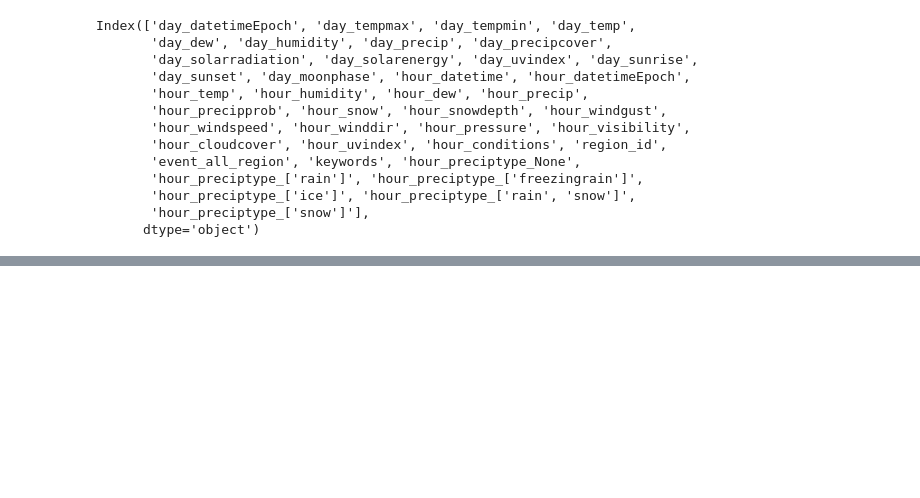
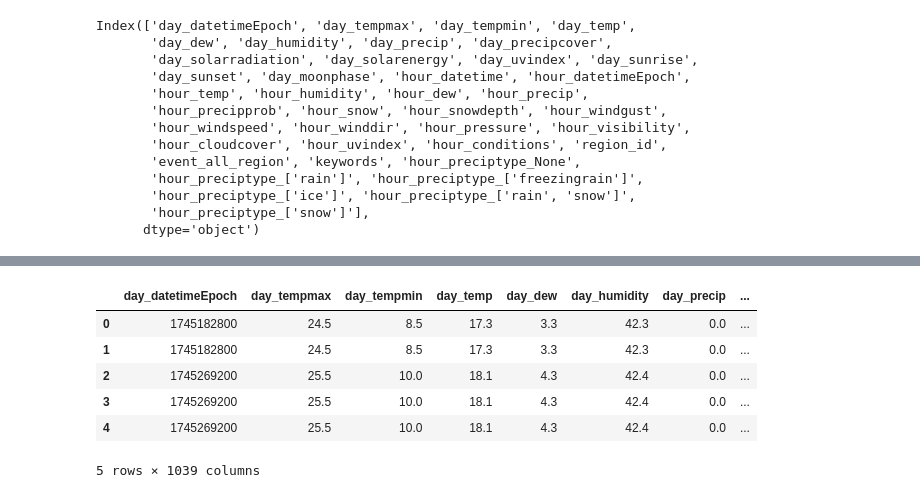
Before and after one commit to HliebOcheretianyi/H2_python_structure_and_data, a Jupyter notebook: src/current_data.ipynb, the cells around one changed output, grey strips where cells are left out. Saved outputs shown, nothing was run; the diff lists cells and outputs as text; code cells hidden in the pictures; blank space fills up the shorter version.

```diff
--- a/src/current_data.ipynb
+++ b/src/current_data.ipynb
@@ -166,7 +209,8 @@ for col in preciptype:
 # %%
 todrop = [
     'city_resolvedAddress',
-    'day_datetime','city',
+    'day_datetime',
+    'city',
     'region',
     'center_city_ua',
     'center_city_en',
@@ -220,4 +264,14 @@ df_encoded_v2['day_sunrise'] = (df_encoded_v2['day_sunrise'].dt.hour * 3600 +
 df_encoded_v2['day_sunset'] = (df_encoded_v2['day_sunset'].dt.hour * 3600 +
                                df_encoded_v2['day_sunset'].dt.minute * 60 +
                                df_encoded_v2['day_sunset'].dt.second) / 86400
+# %%
+df_encoded_v2.head()
+# %% [output]
+|  | day_datetimeEpoch | day_tempmax | day_tempmin | day_temp | day_dew | day_humidity | day_precip | ... |
+| 0 | 1745182800 | 24.5 | 8.5 | 17.3 | 3.3 | 42.3 | 0.0 | ... |
+| 1 | 1745182800 | 24.5 | 8.5 | 17.3 | 3.3 | 42.3 | 0.0 | ... |
+| 2 | 1745269200 | 25.5 | 10.0 | 18.1 | 4.3 | 42.4 | 0.0 | ... |
+| 3 | 1745269200 | 25.5 | 10.0 | 18.1 | 4.3 | 42.4 | 0.0 | ... |
+| 4 | 1745269200 | 25.5 | 10.0 | 18.1 | 4.3 | 42.4 | 0.0 | ... |
+5 rows × 1039 columns
 # %%
```
Also changed, not shown: parts of 10 cells of this notebook, 1 other file.
